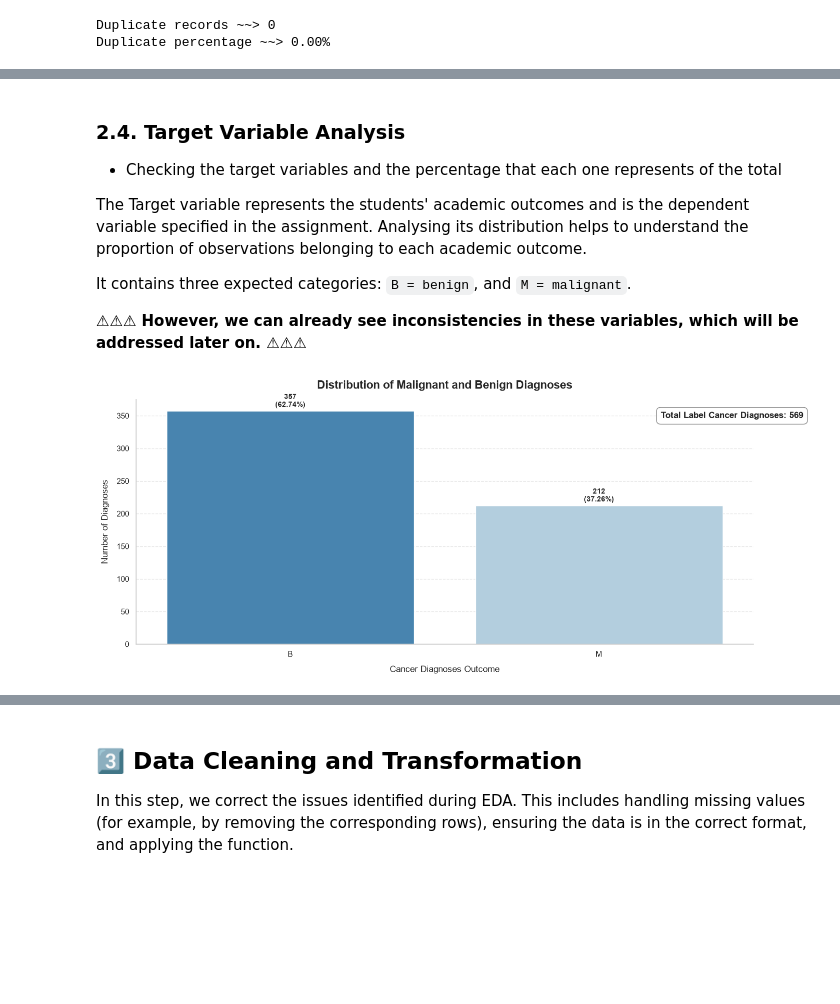
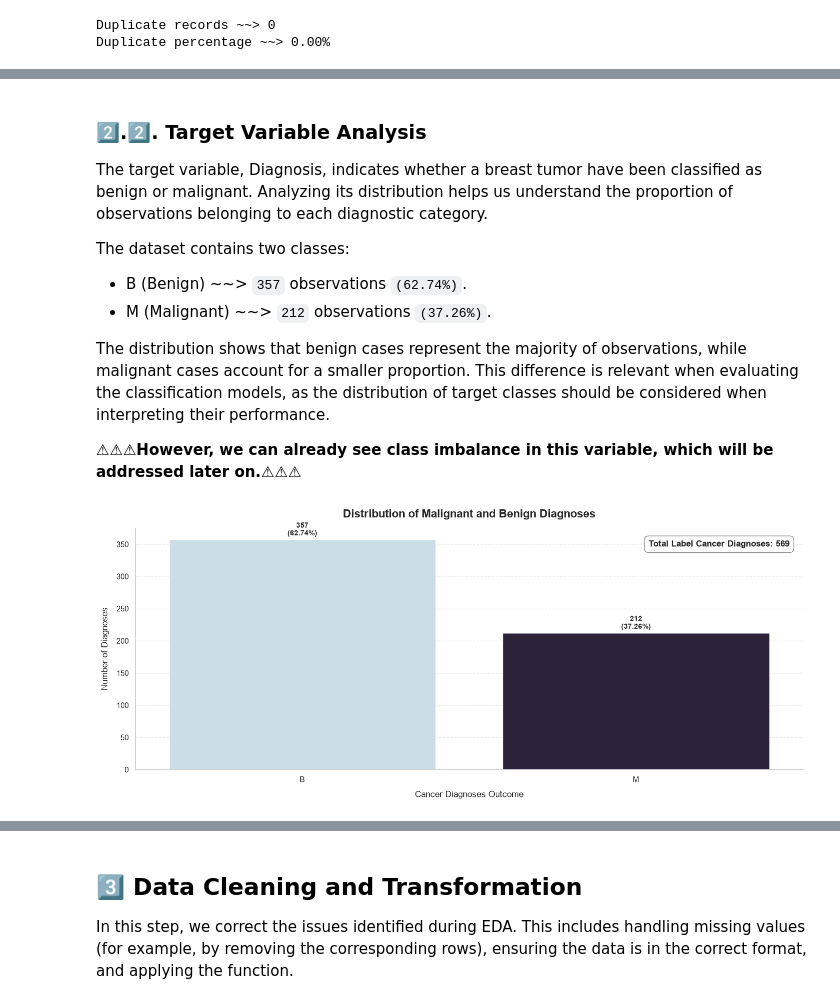
Before and after one commit to CCT-Dublin/CCT_ML_CA_01_50S, a Jupyter notebook: notebooks/CCT_ML_CA_01_50S_2026438.ipynb, the cells around one changed output, grey strips where cells are left out. Saved outputs shown, nothing was run; the diff lists cells and outputs as text; code cells hidden in the pictures; blank space fills up the shorter version.

Commit message:
feature: session ~~> 2 Exploratory Data Analysis (EDA) | Concluded \o.O/

```diff
--- a/notebooks/CCT_ML_CA_01_50S_2026438.ipynb
+++ b/notebooks/CCT_ML_CA_01_50S_2026438.ipynb
@@ -275,14 +312,20 @@ The investigation phase. Here, we "dive" into the data to uncover patterns, anom
 # %% [markdown]
-### 2.4. Target Variable Analysis
+### 2️⃣.2️⃣. Target Variable Analysis
 
-- Checking the target variables and the percentage that each one represents of the total
+The target variable, Diagnosis, indicates whether a breast tumor have been classified as benign or malignant. Analyzing its distribution helps us understand the proportion of observations belonging to each diagnostic category.
 
-The Target variable represents the students' academic outcomes and is the dependent variable specified in the assignment. Analysing its distribution helps to understand the proportion of observations belonging to each academic outcome.
+The dataset contains two classes:
 
-It contains three expected categories: `B = benign`, and `M = malignant`.
+- B (Benign) ~~> `357` observations `(62.74%)`.
+- M (Malignant) ~~> `212` observations `(37.26%)`.
 
-**⚠⚠⚠ However, we can already see inconsistencies in these variables, which will be addressed later on. ⚠⚠⚠**
+The distribution shows that benign cases represent the majority of observations, while malignant cases account for a smaller proportion. This difference is relevant when evaluating the classification models, as the distribution of target classes should be considered when interpreting their performance.
+
+**⚠⚠⚠However, we can already see class imbalance in this variable, which will be addressed later on.⚠⚠⚠**
 # %%
-Bar.F_target_barplot(df_cancer, 'Diagnosis')
+target_labels = [0, 1]
+target_names = ["Malignant", "Benign"]
+
+Bar.F_target_barplot(df_cancer, 'Diagnosis', target_labels, target_names)
 # %% [output]
-[figure, old version]
+[figure, new version]
```
Also changed, not shown: parts of 24 cells of this notebook, 3 other files.
